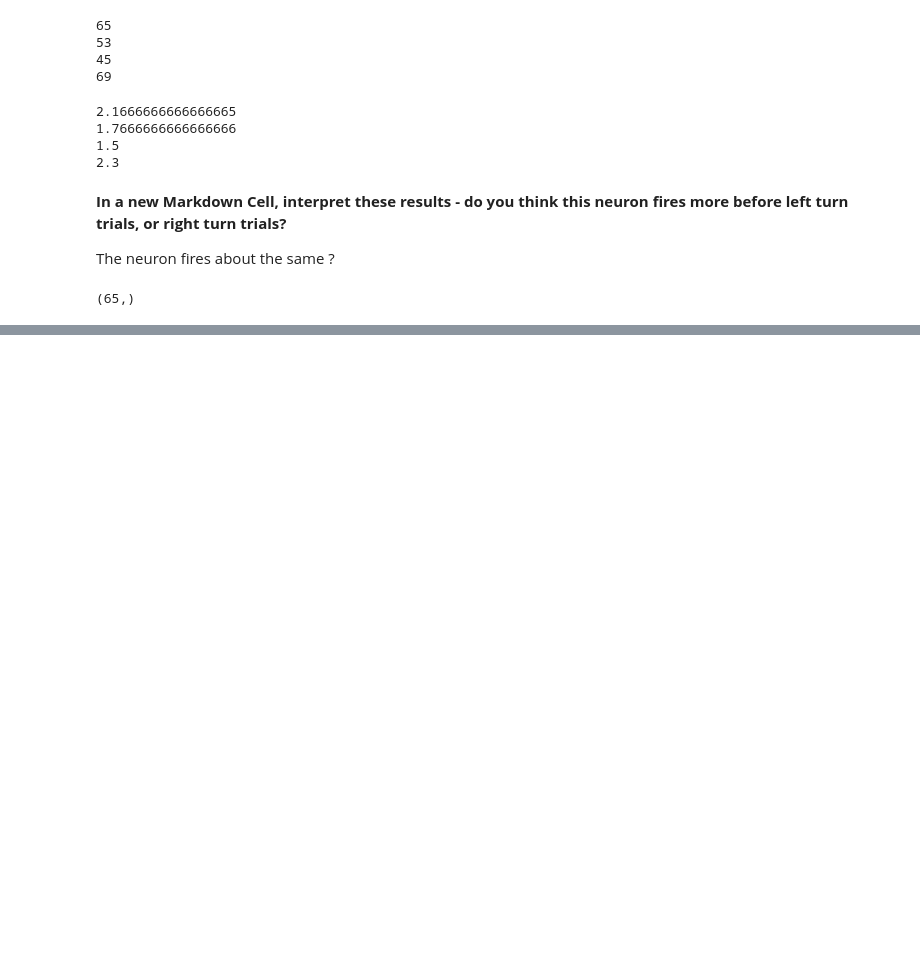
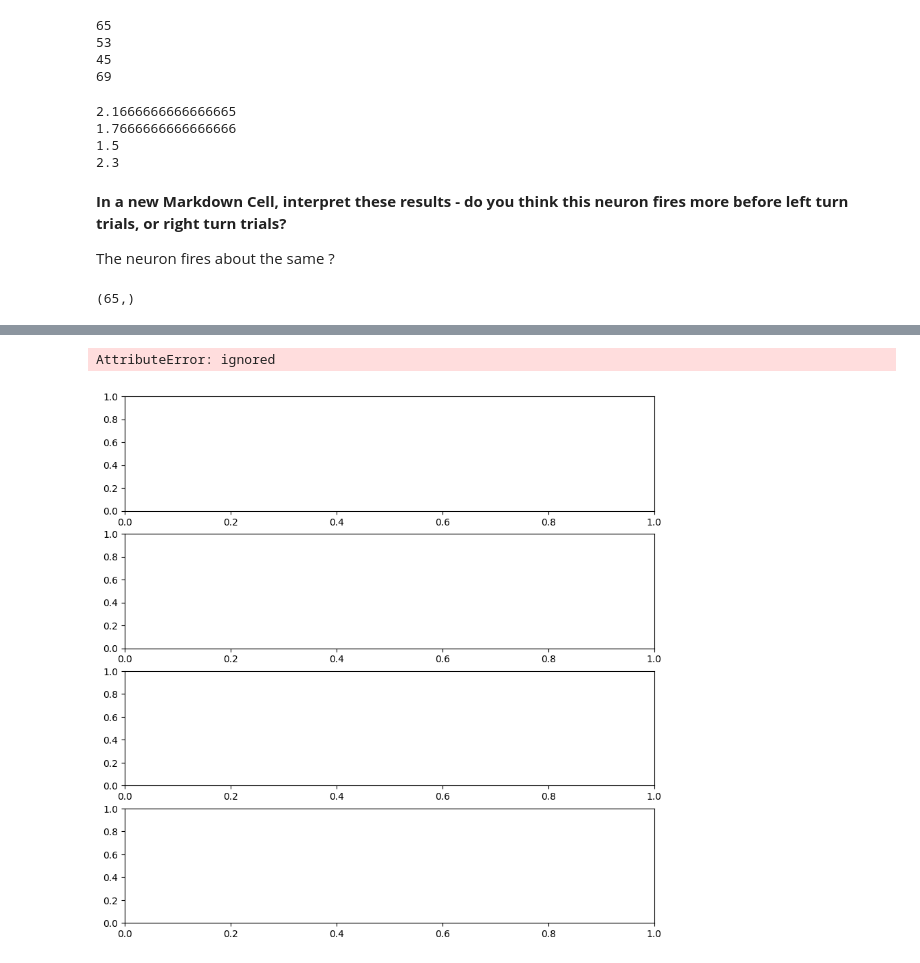
Before and after one commit to caseymacelhiney/neuro265, a Jupyter notebook: coding_homework_7.ipynb, the cells around one changed output, grey strips where cells are left out. Cells and saved outputs as stored; diff of their text form; code cells hidden in the pictures; blank space fills up the shorter version.

```diff
--- a/coding_homework_7.ipynb
+++ b/coding_homework_7.ipynb
@@ -118,0 +123,18 @@ AttributeError: ignored
+# %%
+#In a new Code Cell, make four histograms - one for each of your four ISI arrays.
+#Set the bins for your histograms to start at time 0, and end at time 2 s, with a bin size equal to 0.01 s. Label your axes.
+bins = np.arange(0, 2, 0.01)
+
+fig,ax = plt.subplots(4,figsize=(10,10))
+
+ax[0].plt.hist(ISI_left1, bins, '.', kind = hist)
+ax[0].set_xlabel('Time [s]')
+ax[0].legend({'Spikes left t1', 'Spikes right t1'})
+
+ax[1].plot(spikes_left_trial2, np.ones_like(spikes_left_trial2), '.')
+ax[1].plot(spikes_right_trial2, 2 * np.ones_like(spikes_right_trial2), '.')
+ax[1].set_xlabel('Time [s]')
+ax[1].legend({'Spikes left t2', 'Spikes right t2'})
+# %% [output]
+AttributeError: ignored
+[figure, added]
```
Also changed, not shown: parts of 4 cells of this notebook.
